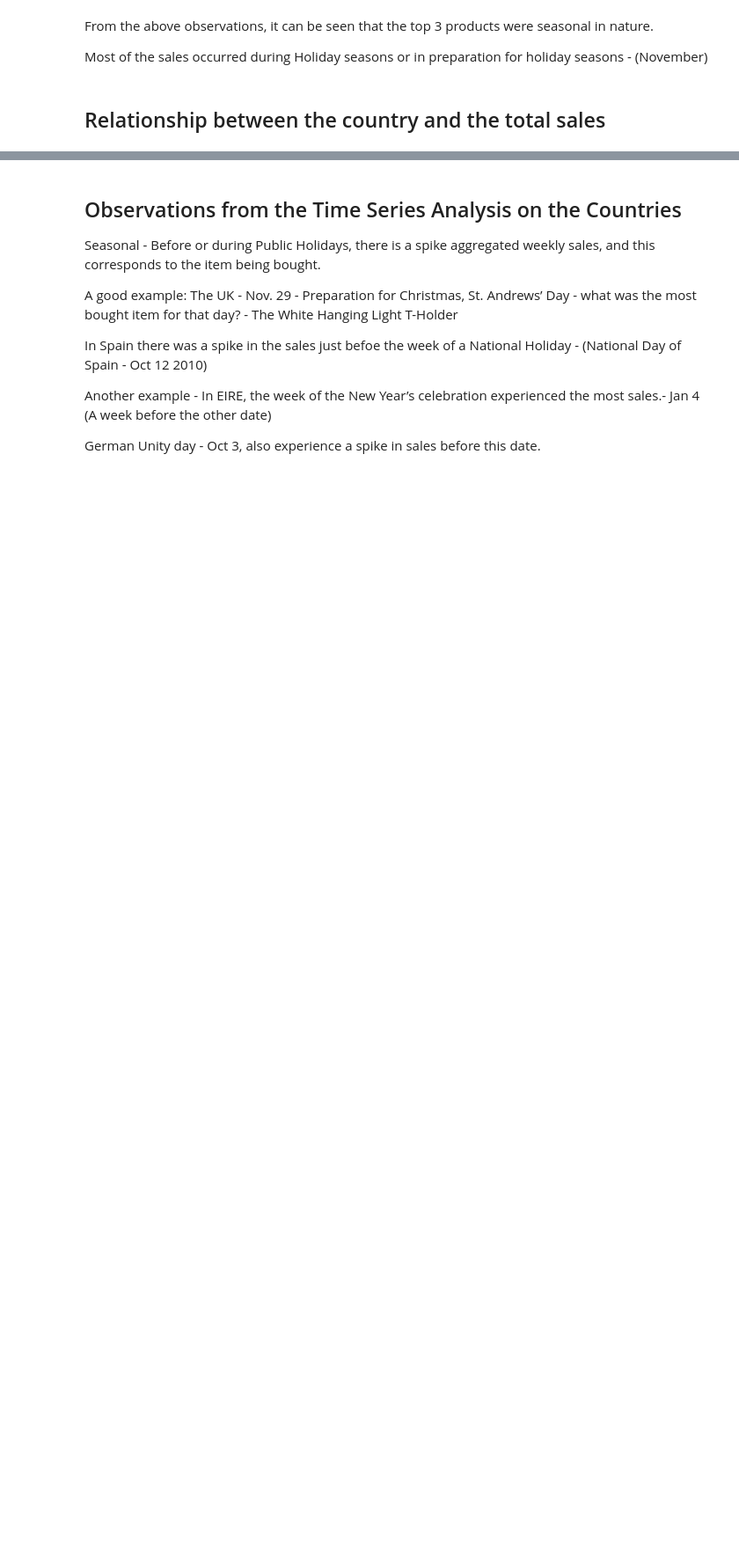
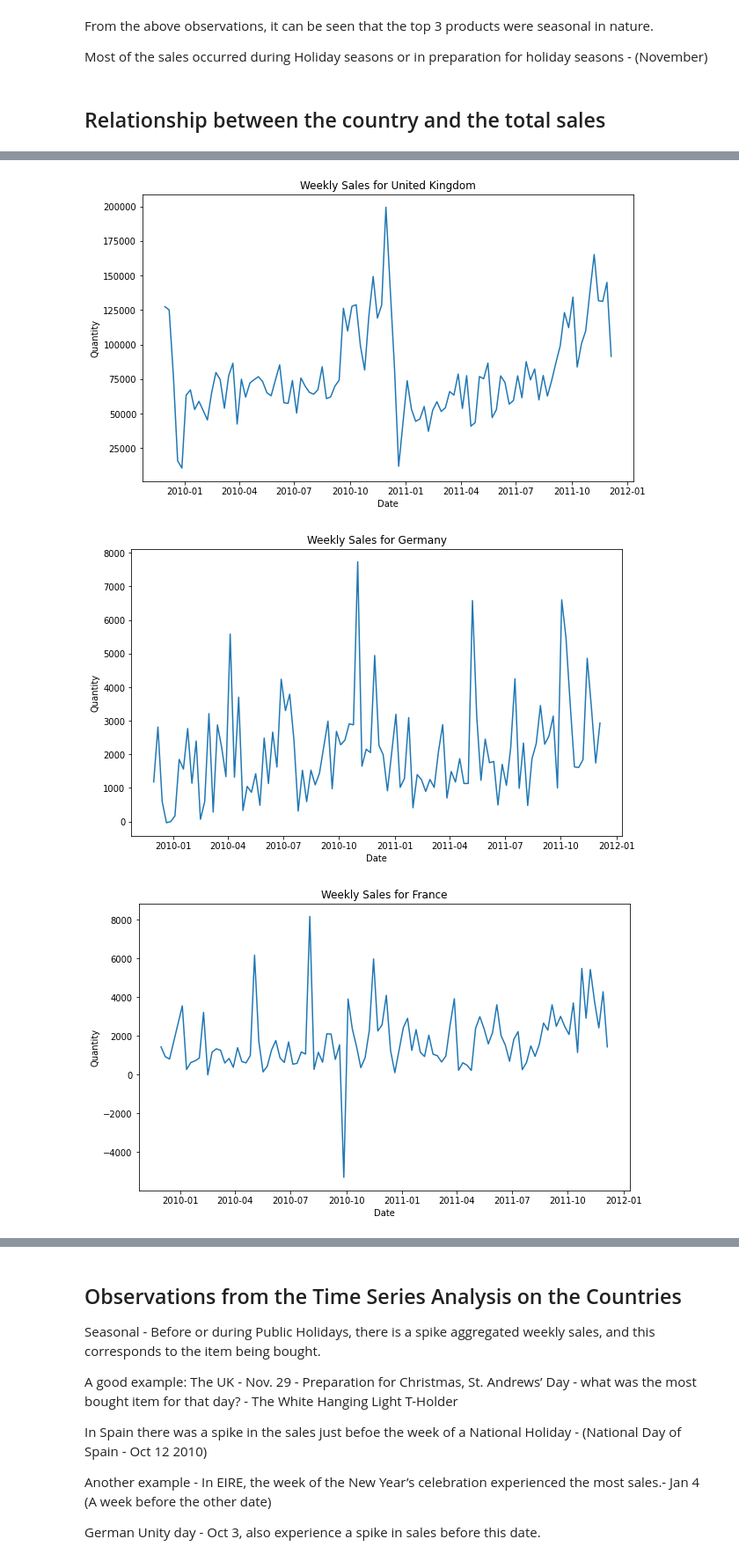
Before and after one commit to DrUkachi/online_retail_project, a Jupyter notebook: online_retail_EDA.ipynb, the cells around one changed output, grey strips where cells are left out. Shown at 88% size. Saved outputs shown, nothing was run; the diff lists cells and outputs as text; code cells hidden in the pictures; blank space fills up the shorter version.

```diff
--- a/online_retail_EDA.ipynb
+++ b/online_retail_EDA.ipynb
@@ -241,3 +271,18 @@ for item in list_countries:
 [interactive output not drawn]
 [interactive output not drawn]
 [interactive output not drawn]
+# %%
+def plot_country_weekly_sales(country):
+  plt.figure(figsize = (10,6))
+  sns.lineplot(x=weekly_retail_data_country.loc[weekly_retail_data_country["Country"] == country]["Date"],
+               y=weekly_retail_data_country.loc[weekly_retail_data_country["Country"] == country]["Quantity"]).set(title=f"Weekly Sales for {country}")
+  plt.show()
+# %%
+list_countries = list(country_df.index[0:6])
+
+for country in list_countries:
+  plot_country_weekly_sales(country)
+# %% [output]
+[figure, added]
+[figure, added]
+[figure, added]
```
Also changed, not shown: parts of 6 cells of this notebook.
